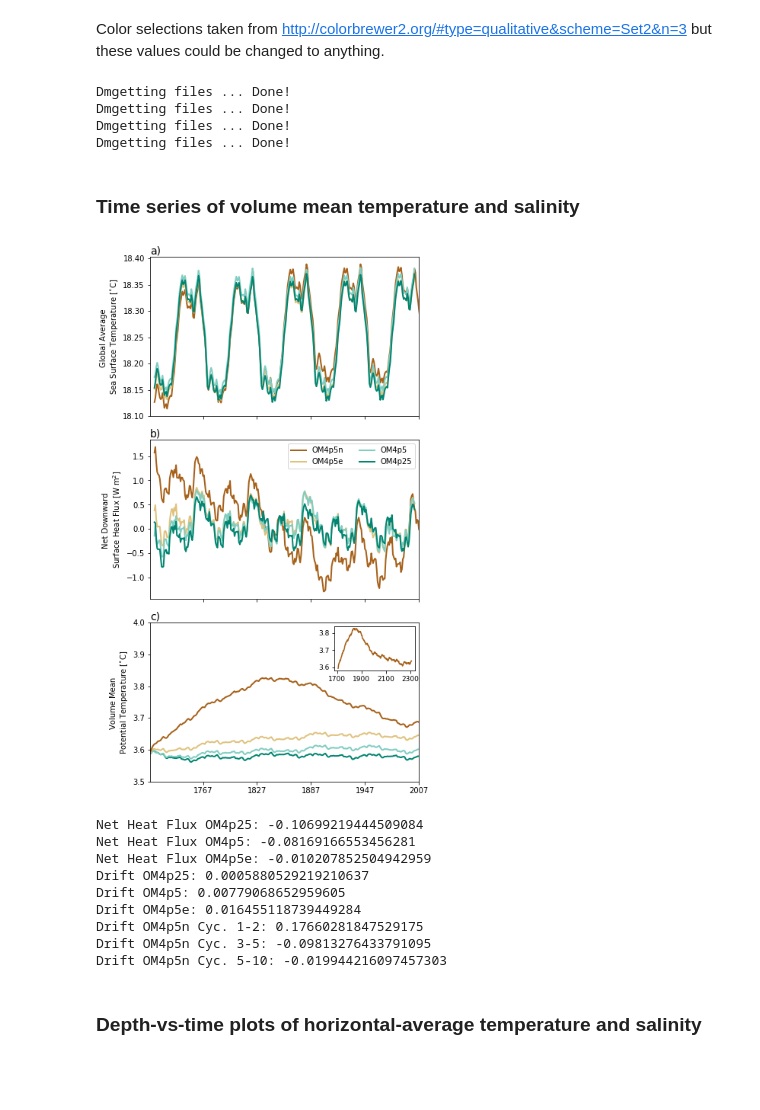
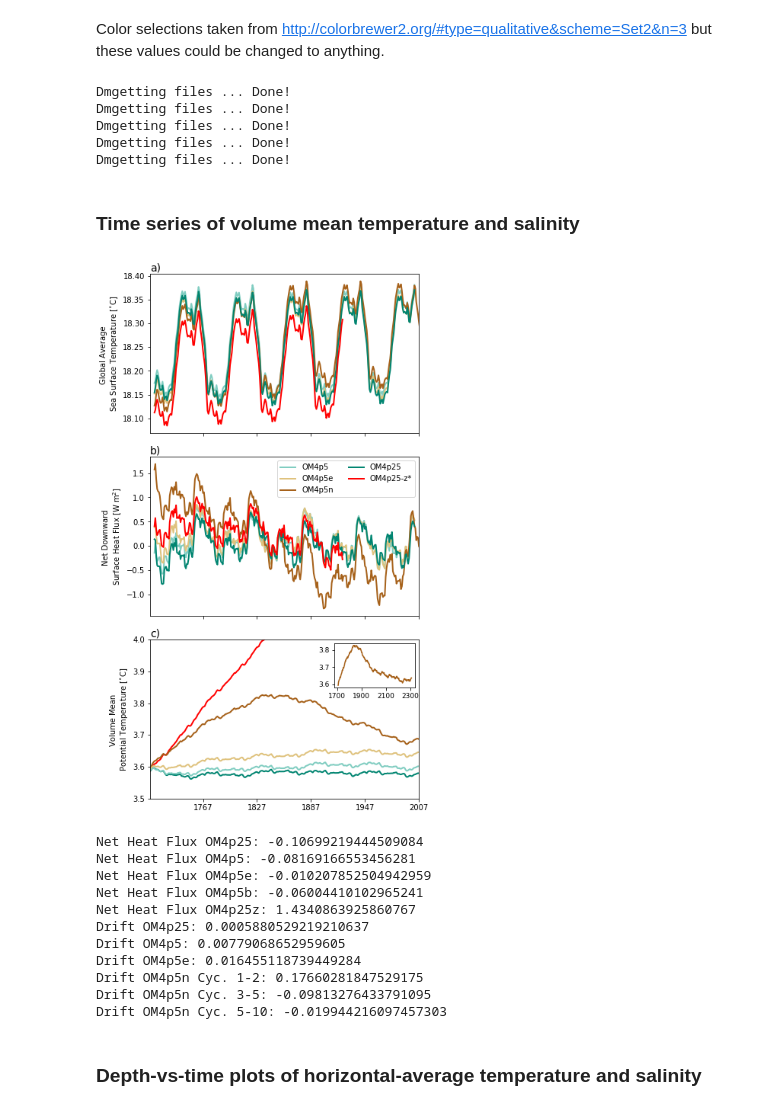
Before and after one commit to NOAA-GFDL/OM4-figures, a Jupyter notebook: heat-uptake.ipynb, the cells around one changed output. Saved outputs shown, nothing was run; the diff lists cells and outputs as text; code cells hidden in the pictures; blank space fills up the shorter version.

Commit message:
Added z run to heat uptake

```diff
--- a/heat-uptake.ipynb
+++ b/heat-uptake.ipynb
@@ -127,12 +127,17 @@ OM4_05_SM = experiment('/archive/oar.gfdl.bgrp-account/CMIP6/OMIP/warsaw_201803_
 OM4_05_NEP = experiment('/archive/oar.gfdl.bgrp-account/CMIP6/OMIP/warsaw_201803_mom6_2018.04.11/'+
                         'OM4p5_IAF_BLING_CFC_abio_csf_p25config/gfdl.ncrc4-intel16-prod/pp','OM4p5n','#a6611a')
 
-experiments = [OM4_025,OM4_05,OM4_05_SM,OM4_05_NEP]
+OM4_025_z = experiment('/archive/ogrp/CMIP6/OMIP/warsaw_201803_mom6_2018.04.06/OM4p25_zstar/'+
+                     'gfdl.ncrc4-intel16-prod/pp','OM4p25-z*','r')
+
+experiments = [OM4_025_z,OM4_025,OM4_05_NEP,OM4_05_SM,OM4_05]
+#experiments = [OM4_05_NEP,OM4_05_SM,OM4_05,OM4_025_z,OM4_025]
 # %% [output]
 Dmgetting files ... Done!
 Dmgetting files ... Done!
 Dmgetting files ... Done!
 Dmgetting files ... Done!
+Dmgetting files ... Done!
 # %% [markdown]
 ### Time series of volume mean temperature and salinity
 # %%
@@ -148,8 +153,8 @@ for n,e in enumerate(experiments[-1::-1]):
     tax = [x.year for x in e.time]
     plotvar = smooth(e.tosga,window_len=10)
     plt.plot(tax,plotvar,color=e.linecolor,linewidth=2)
-    if n == 0: sst_stacked = plotvar[None,0:300]
-    else: sst_stacked = np.concatenate((sst_stacked,plotvar[None,0:300]),axis=0)
+    #if n == 0: sst_stacked = plotvar[None,0:300]
+    #else: sst_stacked = np.concatenate((sst_stacked,plotvar[None,0:300]),axis=0)
 plt.xlim(xlim)
 plt.ylabel('Global Average \nSea Surface Temperature [$^{\circ}$C]')
 
@@ -172,44 +177,47 @@ else:
     ylim = (3.5,4.0)
     loc=1
 
 ax3 = plt.subplot(3,1,3)
 for n,e in enumerate(experiments):
     tax = [x.year for x in e.time]
     plt.plot(tax,e.thetaoga,color=e.linecolor,linewidth=2)
-    if n == 0: thetaoga_stacked = e.thetaoga[None,0:300]
-    else: thetaoga_stacked = np.concatenate((thetaoga_stacked,e.thetaoga[None,0:300]),axis=0)
+    #if n == 0: thetaoga_stacked = e.thetaoga[None,0:300]
+    #else: thetaoga_stacked = np.concatenate((thetaoga_stacked,e.thetaoga[None,0:300]),axis=0)
 plt.xlim(xlim)
 plt.ylim(ylim)
 plt.ylabel('Volume Mean \nPotential Temperature [$^{\circ}$C]')
 if smg09_limits is True: plt.ylim(1.,4.5)
 ax3_inset = inset_axes(ax3,width="30%",height=.8,loc=loc)
 e = OM4_05_NEP
 tax = [x.year for x in e.time]
 plt.plot(tax,e.thetaoga, color=e.linecolor)
 ax3_inset.set_xticks([1700,1900,2100,2300])
 plt.tick_params(axis='both', which='major', labelsize=9)
 if smg09_limits is True: plt.ylim(ylim)
 
 for ax in [ax1,ax2,ax3]: ax.set_xticks([1767,1827,1887,1947,2007])
 for ax in [ax1,ax2]: ax.set_xticklabels([])
 
 plt.subplots_adjust(wspace=0.3,hspace=0.15)
 
 #-- Add letters over plots
 subplots = [(ax1,'a)'),(ax2,'b)'),(ax3,'c)')]
 for s in subplots: s[0].text(0.0,1.02,s[1],fontsize=14,transform=s[0].transAxes)
 
 plt.savefig('heat-uptake-sst-flux-vmean.png')
 # %% [output]
-[figure, old version]
+[figure, new version]
 # %%
 print('Net Heat Flux OM4p25: '+str(np.mean(OM4_025.ave_hfds[:])))
 print('Net Heat Flux OM4p5: '+str(np.mean(OM4_05.ave_hfds[:])))
 print('Net Heat Flux OM4p5e: '+str(np.mean(OM4_05_SM.ave_hfds[:])))
+print('Net Heat Flux OM4p5b: '+str(np.mean(OM4_05_NEP.ave_hfds[:])))
+print('Net Heat Flux OM4p25z: '+str(np.mean(OM4_025_z.ave_hfds[:])))
 
 print('Drift OM4p25: '+str(np.polyfit(tax[0:300],OM4_025.thetaoga[:],1)[0]*100.))
 print('Drift OM4p5: '+str(np.polyfit(tax[0:300],OM4_05.thetaoga[:],1)[0]*100.))
 print('Drift OM4p5e: '+str(np.polyfit(tax[0:300],OM4_05_SM.thetaoga[:],1)[0]*100.))
+#print('Drift OM4p5n: '+str(np.polyfit(tax[0:300],OM4_05_NEP.thetaoga[:],1)[0]*100.))
 
 print('Drift OM4p5n Cyc. 1-2: '+str(np.polyfit(tax[0:120],OM4_05_NEP.thetaoga[0:120],1)[0]*100.))
 print('Drift OM4p5n Cyc. 3-5: '+str(np.polyfit(tax[120:300],OM4_05_NEP.thetaoga[120:300],1)[0]*100.))
@@ -218,6 +226,8 @@ print('Drift OM4p5n Cyc. 5-10: '+str(np.polyfit(tax[300:],OM4_05_NEP.thetaoga[30
 Net Heat Flux OM4p25: -0.10699219444509084
 Net Heat Flux OM4p5: -0.08169166553456281
 Net Heat Flux OM4p5e: -0.010207852504942959
+Net Heat Flux OM4p5b: -0.06004410102965241
+Net Heat Flux OM4p25z: 1.4340863925860767
 Drift OM4p25: 0.0005880529219210637
 Drift OM4p5: 0.00779068652959605
 Drift OM4p5e: 0.016455118739449284
```
